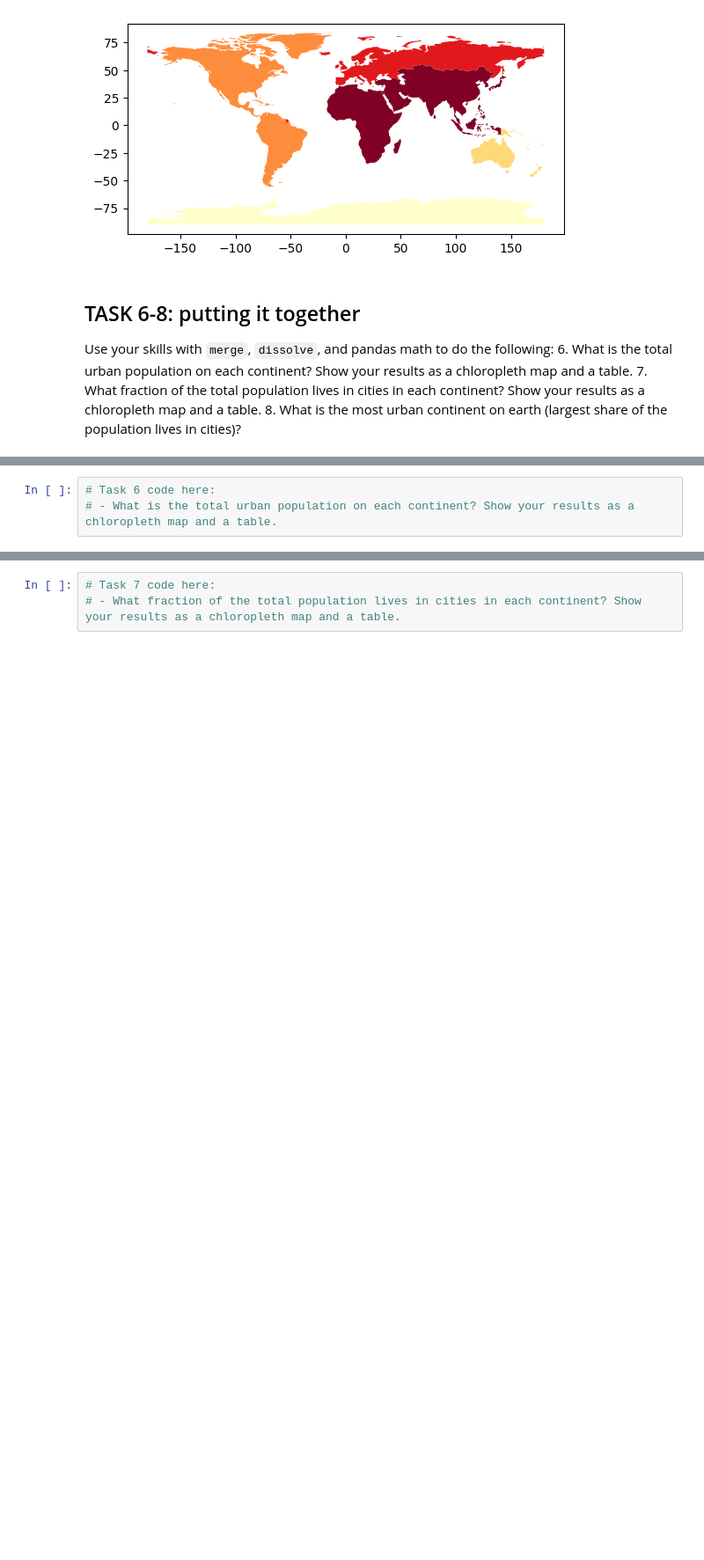
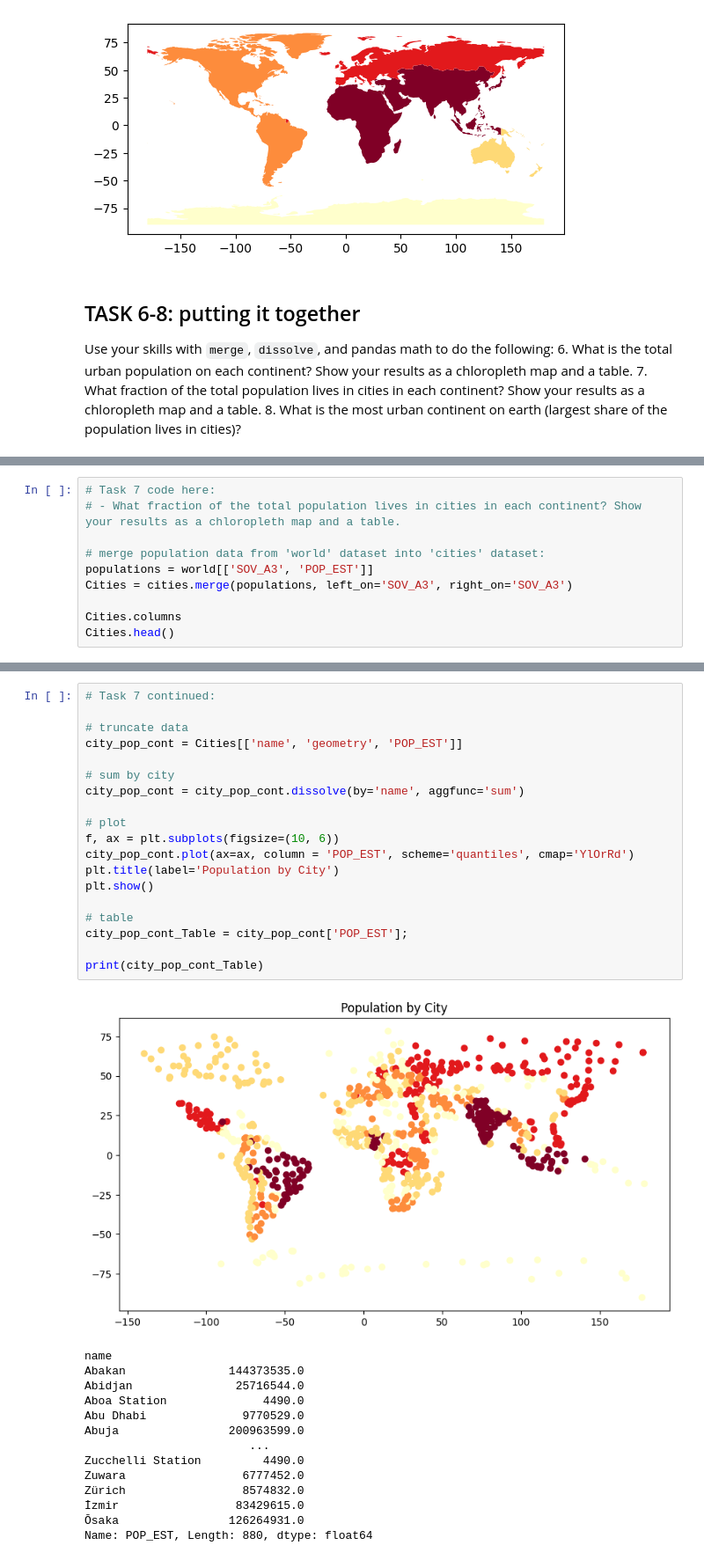
Before and after one commit to LizCarter492/EnvDatSci, a Jupyter notebook: CodeSprints/VectorData101.ipynb, the cells around one changed output, grey strips where cells are left out. Shown at 88% size. Drawn from its saved outputs; the diff is of its cells as text; blank space fills up the shorter version.

```diff
--- a/CodeSprints/VectorData101.ipynb
+++ b/CodeSprints/VectorData101.ipynb
@@ -808,3 +762,10 @@ list(world.columns)
 # %%
-# Task 6 code here:
-# - What is the total urban population on each continent? Show your results as a chloropleth map and a table.
+# Task 7 code here:
+# - What fraction of the total population lives in cities in each continent? Show your results as a chloropleth map and a table.
+
+# merge population data from 'world' dataset into 'cities' dataset:
+populations = world[['SOV_A3', 'POP_EST']]
+Cities = cities.merge(populations, left_on='SOV_A3', right_on='SOV_A3')
+
+Cities.columns
+Cities.head()
@@ -811,3 +780,34 @@ list(world.columns)
-# %%
-# Task 7 code here:
-# - What fraction of the total population lives in cities in each continent? Show your results as a chloropleth map and a table.
+# %%
+# Task 7 continued:
+
+# truncate data
+city_pop_cont = Cities[['name', 'geometry', 'POP_EST']]
+
+# sum by city
+city_pop_cont = city_pop_cont.dissolve(by='name', aggfunc='sum')
+
+# plot
+f, ax = plt.subplots(figsize=(10, 6))
+city_pop_cont.plot(ax=ax, column = 'POP_EST', scheme='quantiles', cmap='YlOrRd')
+plt.title(label='Population by City')
+plt.show()
+
+# table
+city_pop_cont_Table = city_pop_cont['POP_EST'];
+
+print(city_pop_cont_Table)
+# %% [output]
+[figure, added]
+name
+Abakan               144373535.0
+Abidjan               25716544.0
+Aboa Station              4490.0
+Abu Dhabi              9770529.0
+Abuja                200963599.0
+                        ...
+Zucchelli Station         4490.0
+Zuwara                 6777452.0
+Zürich                 8574832.0
+İzmir                 83429615.0
+Ōsaka                126264931.0
+Name: POP_EST, Length: 880, dtype: float64
```
Also changed, not shown: parts of 16 cells of this notebook.
